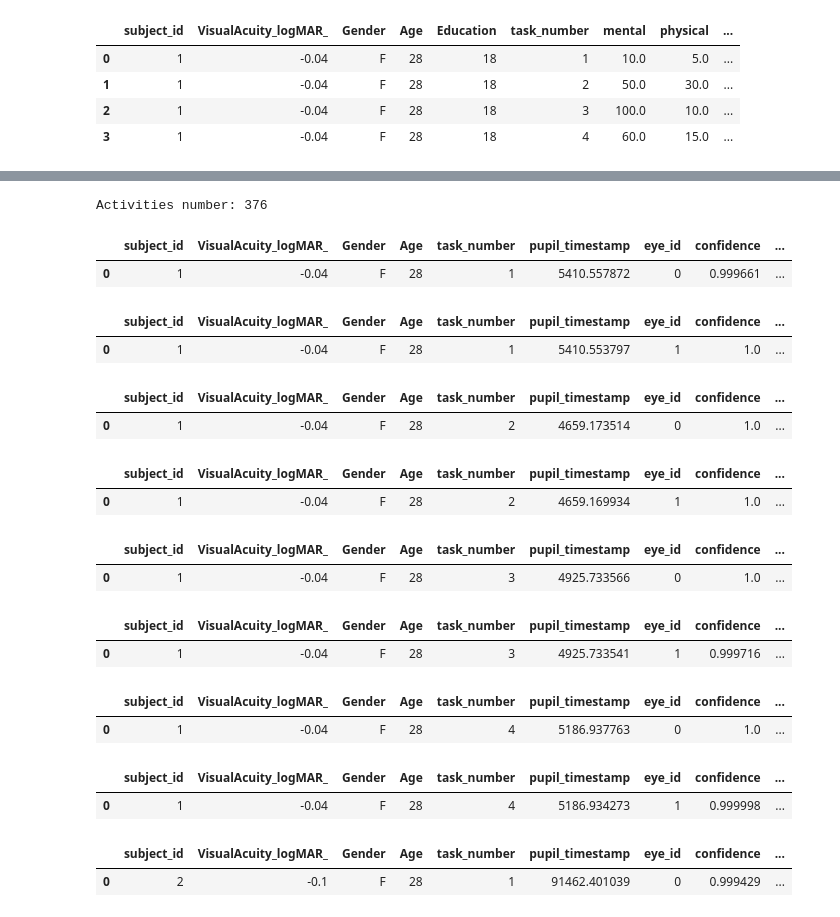
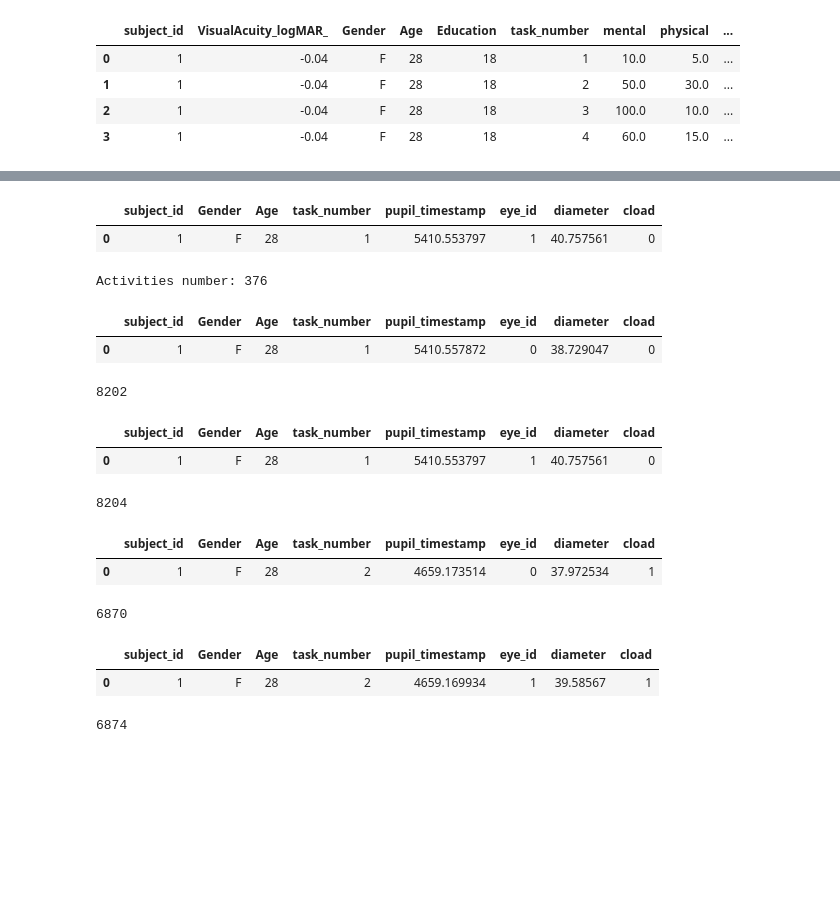
Before and after one commit to M61ss/cv-project, a Jupyter notebook: colet-inspector.ipynb, the cells around one changed output, grey strips where cells are left out. Saved outputs shown, nothing was run; the diff lists cells and outputs as text; code cells hidden in the pictures; blank space fills up the shorter version.

```diff
--- a/colet-inspector.ipynb
+++ b/colet-inspector.ipynb
@@ -132,3 +132,8 @@ dtype: object
 | 0 | 1 | -0.04 | F | 28 | 1 | 5437.625617 | 0.236131 | ... |
 | 1 | 1 | -0.04 | F | 28 | 1 | 5444.161561 | 0.180073 | ... |
 | 2 | 1 | -0.04 | F | 28 | 3 | 4937.633752 | 0.219501 | ... |
+# %%
+label = annotation_df.drop(columns=['VisualAcuity_logMAR_', 'Gender', 'Age', 'Education', 'physical', 'temporal', 'performance', 'effort', 'frustration', 'mean'])
+label['cload'] = (label['mental'] >= 50).astype(int)
+label = label.drop(columns=['mental'])
+label.head(2)
@@ -135,31 +144,34 @@ dtype: object
+# %%
+pupil_df_reduced = pupil_df_reduced.merge(label, on=['subject_id', 'task_number'])
+pupil_df_reduced.head(1)
+# %% [output]
+|  | subject_id | Gender | Age | task_number | pupil_timestamp | eye_id | diameter | cload |
+| 0 | 1 | F | 28 | 1 | 5410.553797 | 1 | 40.757561 | 0 |
 # %%
 pupil_activities = []
 
 for subj in range(1, 48):
     for task in range(1, 5):
         for eye in range(2):
-            pupil_activities.append(pupil_df_reduced[(pupil_df_reduced.subject_id == subj) & (pupil_df_reduced.task_number == task) & (pupil_df_reduced.eye_id == eye)].reset_index(drop=True))
+            pupil_activity = pupil_df_reduced[(pupil_df_reduced.subject_id == subj) & (pupil_df_reduced.task_number == task) & (pupil_df_reduced.eye_id == eye)].reset_index(drop=True)
+            pupil_activity = pupil_activity.sort_values('pupil_timestamp')
+            pupil_activities.append(pupil_activity)
 print('Activities number:', len(pupil_activities))
 
-for pupil_activity in pupil_activities[:9]:
+for pupil_activity in pupil_activities[:4]:
     display(pupil_activity.head(1))
+    print(len(pupil_activity))
 # %% [output]
 Activities number: 376
-|  | subject_id | VisualAcuity_logMAR_ | Gender | Age | task_number | pupil_timestamp | eye_id | confidence | ... |
-| 0 | 1 | -0.04 | F | 28 | 1 | 5410.557872 | 0 | 0.999661 | ... |
+|  | subject_id | Gender | Age | task_number | pupil_timestamp | eye_id | diameter | cload |
+| 0 | 1 | F | 28 | 1 | 5410.557872 | 0 | 38.729047 | 0 |
+8202
-|  | subject_id | VisualAcuity_logMAR_ | Gender | Age | task_number | pupil_timestamp | eye_id | confidence | ... |
-| 0 | 1 | -0.04 | F | 28 | 1 | 5410.553797 | 1 | 1.0 | ... |
+|  | subject_id | Gender | Age | task_number | pupil_timestamp | eye_id | diameter | cload |
+| 0 | 1 | F | 28 | 1 | 5410.553797 | 1 | 40.757561 | 0 |
+8204
-|  | subject_id | VisualAcuity_logMAR_ | Gender | Age | task_number | pupil_timestamp | eye_id | confidence | ... |
-| 0 | 1 | -0.04 | F | 28 | 2 | 4659.173514 | 0 | 1.0 | ... |
+|  | subject_id | Gender | Age | task_number | pupil_timestamp | eye_id | diameter | cload |
+| 0 | 1 | F | 28 | 2 | 4659.173514 | 0 | 37.972534 | 1 |
+6870
-|  | subject_id | VisualAcuity_logMAR_ | Gender | Age | task_number | pupil_timestamp | eye_id | confidence | ... |
-| 0 | 1 | -0.04 | F | 28 | 2 | 4659.169934 | 1 | 1.0 | ... |
+|  | subject_id | Gender | Age | task_number | pupil_timestamp | eye_id | diameter | cload |
+| 0 | 1 | F | 28 | 2 | 4659.169934 | 1 | 39.58567 | 1 |
-|  | subject_id | VisualAcuity_logMAR_ | Gender | Age | task_number | pupil_timestamp | eye_id | confidence | ... |
-| 0 | 1 | -0.04 | F | 28 | 3 | 4925.733566 | 0 | 1.0 | ... |
-|  | subject_id | VisualAcuity_logMAR_ | Gender | Age | task_number | pupil_timestamp | eye_id | confidence | ... |
-| 0 | 1 | -0.04 | F | 28 | 3 | 4925.733541 | 1 | 0.999716 | ... |
-|  | subject_id | VisualAcuity_logMAR_ | Gender | Age | task_number | pupil_timestamp | eye_id | confidence | ... |
-| 0 | 1 | -0.04 | F | 28 | 4 | 5186.937763 | 0 | 1.0 | ... |
-|  | subject_id | VisualAcuity_logMAR_ | Gender | Age | task_number | pupil_timestamp | eye_id | confidence | ... |
-| 0 | 1 | -0.04 | F | 28 | 4 | 5186.934273 | 1 | 0.999998 | ... |
-|  | subject_id | VisualAcuity_logMAR_ | Gender | Age | task_number | pupil_timestamp | eye_id | confidence | ... |
-| 0 | 2 | -0.1 | F | 28 | 1 | 91462.401039 | 0 | 0.999429 | ... |
+6874
```
Also changed, not shown: parts of 10 cells of this notebook.
